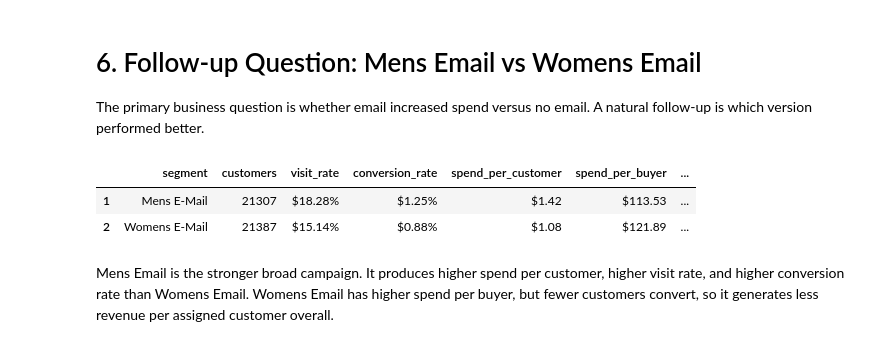
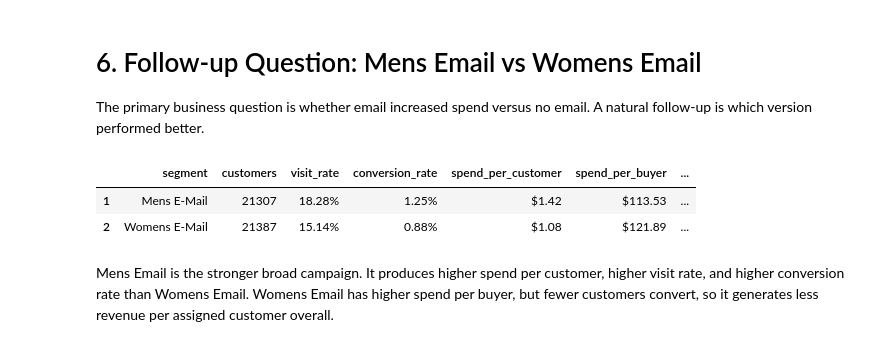
Before and after one commit to joshuaschoi/Project_Archives, a Jupyter notebook: Email_Campaign_AB_Test/project_notebook_Email_Campaign_AB_Test.ipynb, the cells around one changed output. Cells and saved outputs as stored; diff of their text form; code cells hidden in the pictures.

```diff
--- a/Email_Campaign_AB_Test/project_notebook_Email_Campaign_AB_Test.ipynb
+++ b/Email_Campaign_AB_Test/project_notebook_Email_Campaign_AB_Test.ipynb
@@ -407,11 +407,11 @@ spend_per_buyer = kpi_summary[['segment', 'spend_per_buyer']].copy()
 # %%
 tracking_display = tracking_metric_tests.copy()
 for column in ['group_a_rate', 'group_b_rate']:
-    tracking_display[column] = tracking_display[column].apply('${:.2%}'.format)
+    tracking_display[column] = tracking_display[column].apply('{:.2%}'.format)
 for column in ['absolute_lift_pp', 'ci_lower_pp', 'ci_upper_pp']:
-    tracking_display[column] = tracking_display[column].apply('${:.2f}'.format)
-tracking_display['z_statistic'] = tracking_display['z_statistic'].apply('${:.2f}'.format)
-tracking_display['p_value'] = tracking_display['p_value'].apply('${:,.6f}'.format)
+    tracking_display[column] = tracking_display[column].apply('{:.2f}'.format)
+tracking_display['z_statistic'] = tracking_display['z_statistic'].apply('{:.2f}'.format)
+tracking_display['p_value'] = tracking_display['p_value'].apply('{:.6f}'.format)
 
 display(tracking_display)
 
@@ -439,26 +439,26 @@ The primary business question is whether email increased spend versus no email.
 # %%
 creative_comparison = kpi_summary[kpi_summary['segment'].isin(['Mens E-Mail', 'Womens E-Mail'])].copy()
 creative_comparison = creative_comparison[[
     'segment',
     'customers',
     'visit_rate',
     'conversion_rate',
     'spend_per_customer',
     'spend_per_buyer',
     'incremental_spend_per_customer_vs_control'
 ]]
 
 creative_comparison_display = creative_comparison.copy()
 for column in ['visit_rate', 'conversion_rate']:
-    creative_comparison_display[column] = creative_comparison_display[column].apply('${:.2%}'.format)
+    creative_comparison_display[column] = creative_comparison_display[column].apply('{:.2%}'.format)
 for column in ['spend_per_customer', 'spend_per_buyer', 'incremental_spend_per_customer_vs_control']:
     creative_comparison_display[column] = creative_comparison_display[column].apply('${:,.2f}'.format)
 
 creative_comparison_display
 # %% [output]
 |  | segment | customers | visit_rate | conversion_rate | spend_per_customer | spend_per_buyer | ... |
-| 1 | Mens E-Mail | 21307 | $18.28% | $1.25% | $1.42 | $113.53 | ... |
-| 2 | Womens E-Mail | 21387 | $15.14% | $0.88% | $1.08 | $121.89 | ... |
+| 1 | Mens E-Mail | 21307 | 18.28% | 1.25% | $1.42 | $113.53 | ... |
+| 2 | Womens E-Mail | 21387 | 15.14% | 0.88% | $1.08 | $121.89 | ... |
 # %% [markdown]
 Mens Email is the stronger broad campaign. It produces higher spend per customer, higher visit rate, and higher conversion rate than Womens Email. Womens Email has higher spend per buyer, but fewer customers convert, so it generates less revenue per assigned customer overall.
 # %% [markdown]
```
Also changed, not shown: parts of 7 cells of this notebook, 10 other files.
